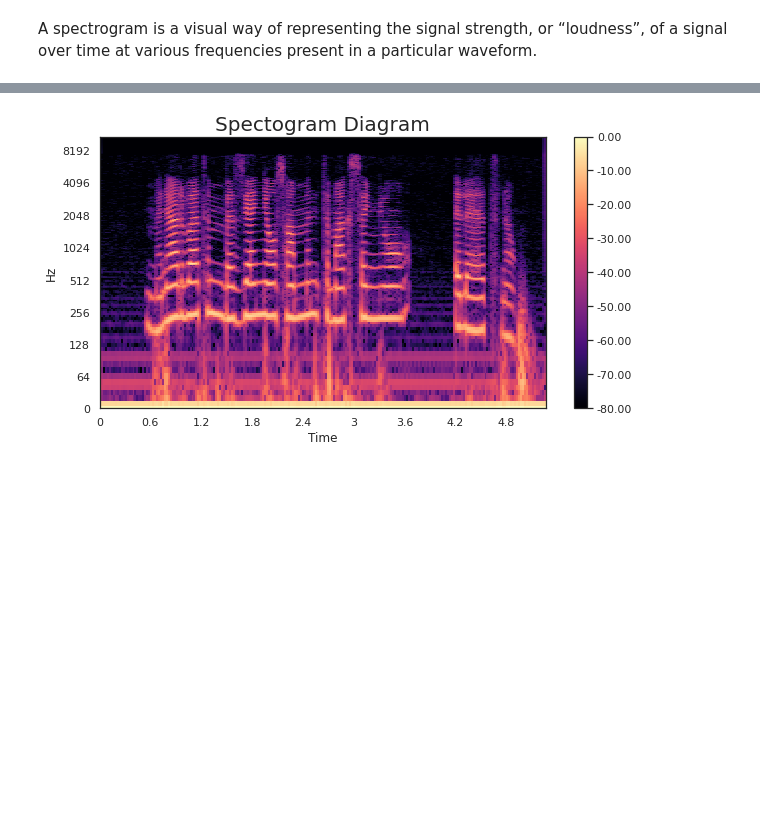
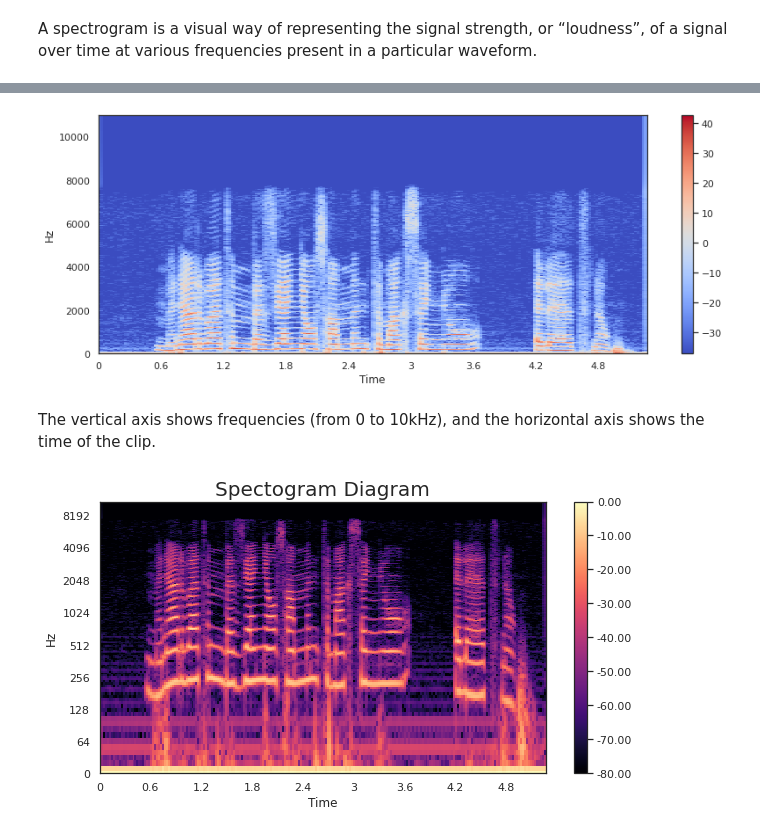
Before and after one commit to Speech-to-text-tenac/STT, a Jupyter notebook: notebooks/preprocessing_1_3_r.ipynb, the cells around one changed output, grey strips where cells are left out. Drawn from its saved outputs; the diff is of its cells as text; code cells hidden in the pictures; blank space fills up the shorter version.

```diff
--- a/notebooks/preprocessing_1_3_r.ipynb
+++ b/notebooks/preprocessing_1_3_r.ipynb
@@ -155,3 +261,14 @@ S_db.shape
+# %%
+X = librosa.stft(samples)
+Xdb = librosa.amplitude_to_db(abs(X))
+plt.figure(figsize=(14, 5))
+librosa.display.specshow(Xdb, sr=sr, x_axis='time', y_axis='hz')
+plt.colorbar()
+plt.show()
+# %% [output]
+[figure, added]
+# %% [markdown]
+ The vertical axis shows frequencies (from 0 to 10kHz), and the horizontal axis shows the time of the clip.
 # %%
 # plot the transformed audio data
 fig,ax = plt.subplots(figsize=(10,5))
```
Also changed, not shown: parts of 18 cells of this notebook.
